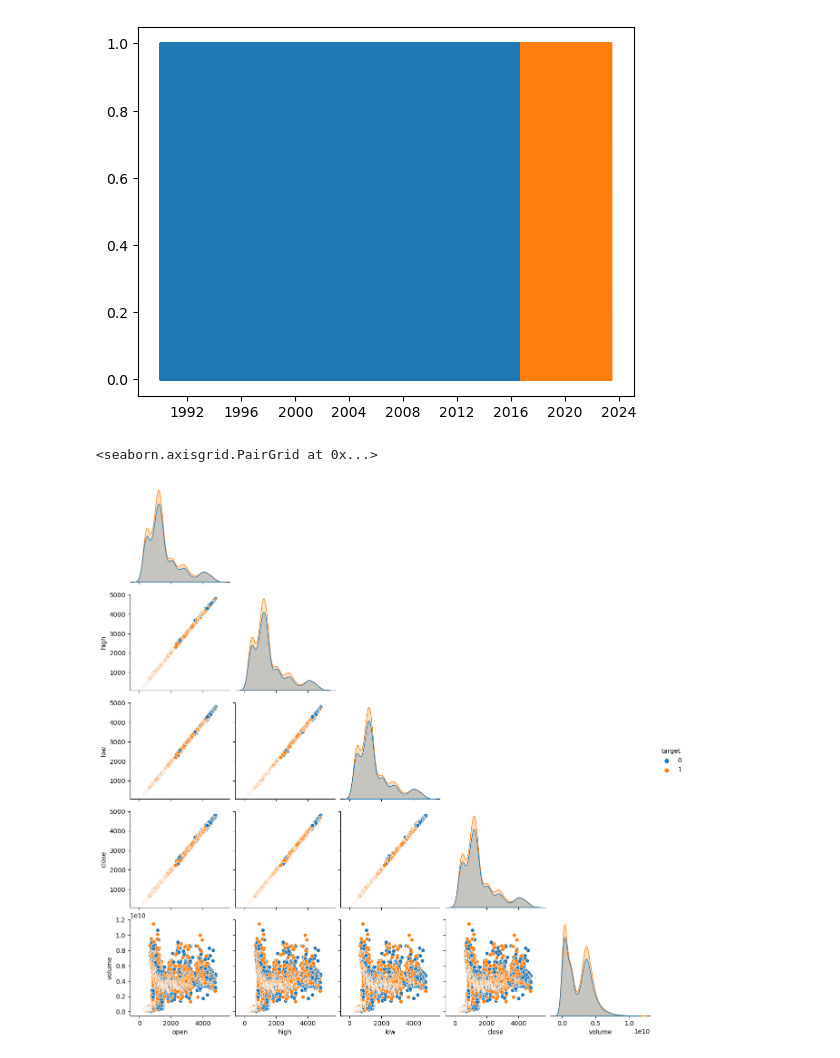
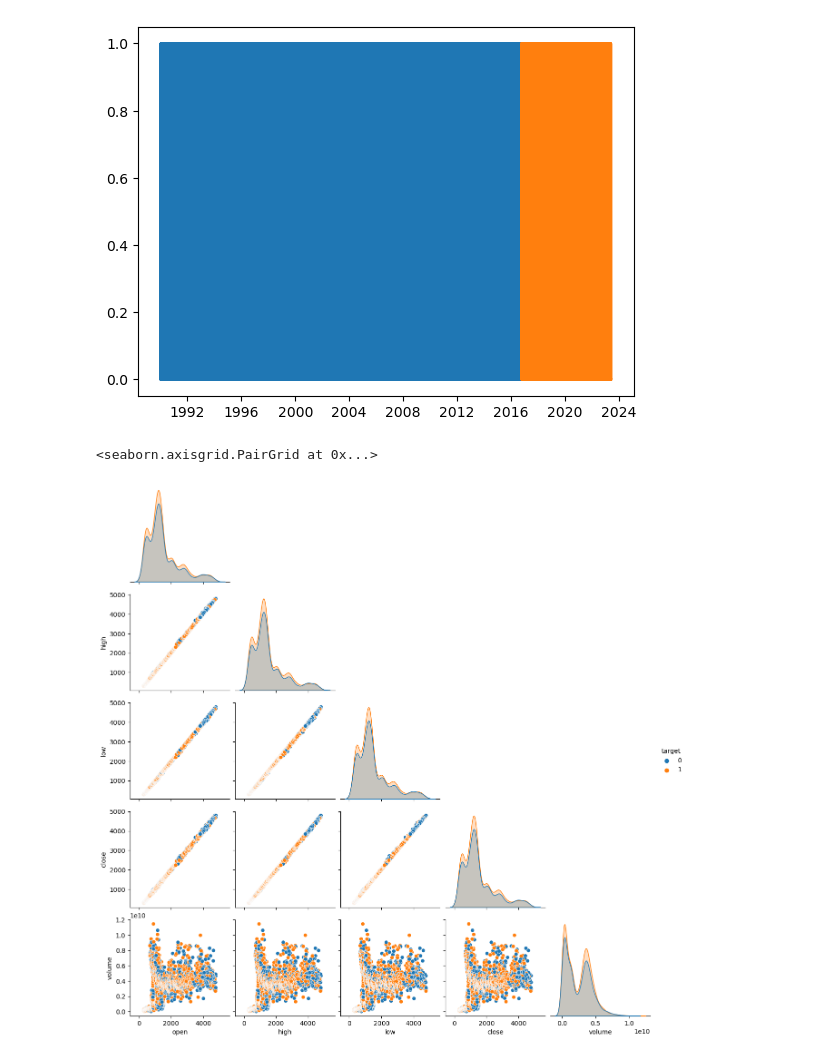
Before and after one commit to scottbarnett97/individual-project-sp500, a Jupyter notebook: workbook.ipynb, the cells around one changed output. Drawn from its saved outputs; the diff is of its cells as text; code cells hidden in the pictures.

```diff
--- a/workbook.ipynb
+++ b/workbook.ipynb
@@ -303,8 +280,12 @@ plt.plot(test.index, test.target)
 plt.show()
 # %% [output]
 [figure]
+# %%
+# split data using 2023 to date as the test set
+train = sp500.loc[:'2022'].copy()
+test = sp500.loc['2023'].copy()
 # %%
-sns.pairplot(data=sp500, hue='target', vars=['open', 'high', 'low', 'close','volume'],corner=True)
+sns.pairplot(data=train, hue='target', vars=['open', 'high', 'low', 'close','volume'],corner=True)
 # %% [output]
 <seaborn.axisgrid.PairGrid at 0x...>
-[figure, old version]
+[figure, new version]
```
Also changed, not shown: parts of 84 cells of this notebook, 1 other file.
